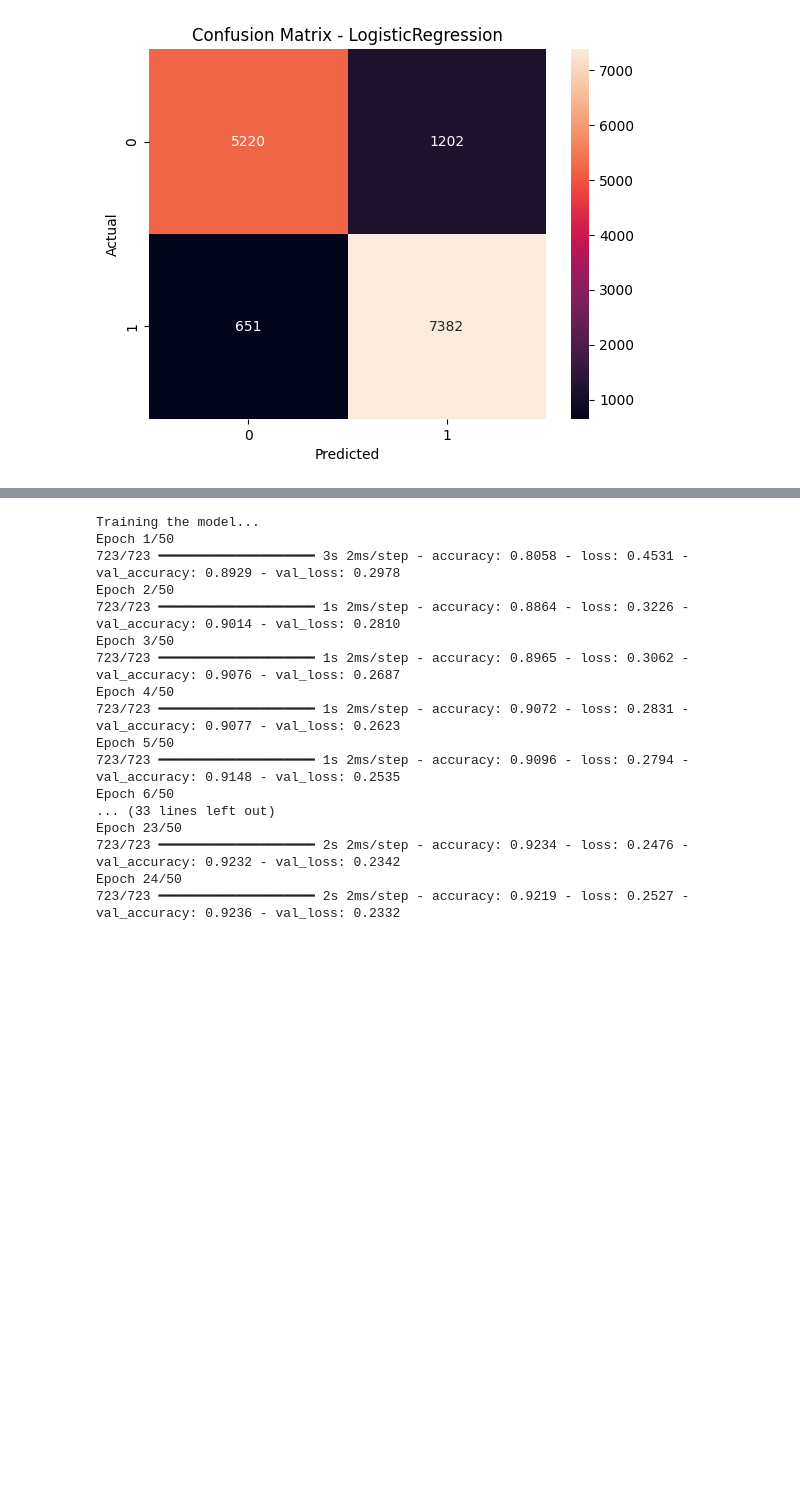
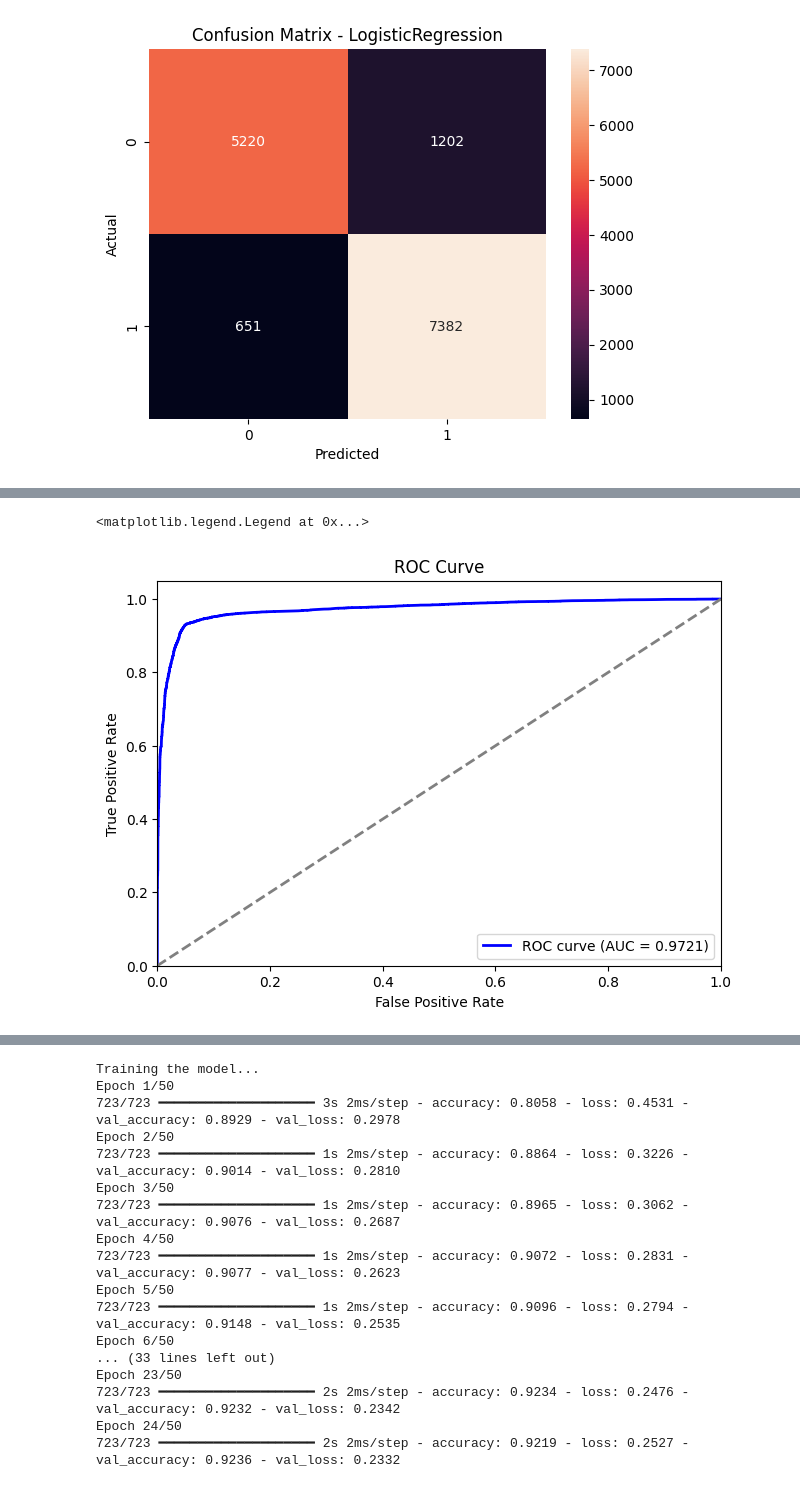
Before and after one commit to rafalradx/churn-shield, a Jupyter notebook: notebooks/project.ipynb, the cells around one changed output, grey strips where cells are left out. Drawn from its saved outputs; the diff is of its cells as text; code cells hidden in the pictures; blank space fills up the shorter version.

```diff
--- a/notebooks/project.ipynb
+++ b/notebooks/project.ipynb
@@ -245,0 +249,6 @@ F1 Score: 0.89
+# %%
+# Define the Gradient Boosting model
+model_GB = GradientBoostingClassifier(n_estimators=100, learning_rate=0.1, max_depth=3, random_state=42)
+
+# Train the model
+model_GB.fit(X_train, y_train)
@@ -245,0 +257,19 @@ F1 Score: 0.89
+# %%
+# Evaluate the model on the test set
+y_pred = model_GB.predict(X_test)
+y_pred_prob = model_GB.predict_proba(X_test)[:, 1]
+
+# Calculate evaluation metrics
+test_accuracy = model_GB.score(X_test, y_test)
+test_precision = precision_score(y_test, y_pred)
+test_recall = recall_score(y_test, y_pred)
+test_f1 = f1_score(y_test, y_pred)
+
+print(f"Test Accuracy: {test_accuracy * 100:.2f}%")
+print(f"Test Precision: {test_precision * 100:.2f}%")
+print(f"Test Recall: {test_recall * 100:.2f}%")
+print(f"Test F1 Score: {test_f1 * 100:.2f}%")
+
+# Print full classification report
+print("\nClassification Report:")
+print(classification_report(y_test, y_pred, digits=4))
@@ -245,0 +291,23 @@ F1 Score: 0.89
+# %%
+# Plot the ROC curve
+fpr, tpr, thresholds = roc_curve(y_test, y_pred_prob)
+roc_auc = auc(fpr, tpr)
+
+# Plot the Precision-Recall curve
+precision, recall, _ = precision_recall_curve(y_test, y_pred_prob)
+
+plt.figure(figsize=(16, 5))
+
+# Subplot: ROC Curve
+plt.subplot(1, 2, 1)
+plt.plot(fpr, tpr, color='blue', lw=2, label=f'ROC curve (AUC = {roc_auc:.4f})')
+plt.plot([0, 1], [0, 1], color='gray', lw=2, linestyle='--')
+plt.xlim([0.0, 1.0])
+plt.ylim([0.0, 1.05])
+plt.xlabel('False Positive Rate')
+plt.ylabel('True Positive Rate')
+plt.title('ROC Curve')
+plt.legend(loc='lower right')
+# %% [output]
+<matplotlib.legend.Legend at 0x...>
+[figure, added]
```
Also changed, not shown: parts of 7 cells of this notebook.
